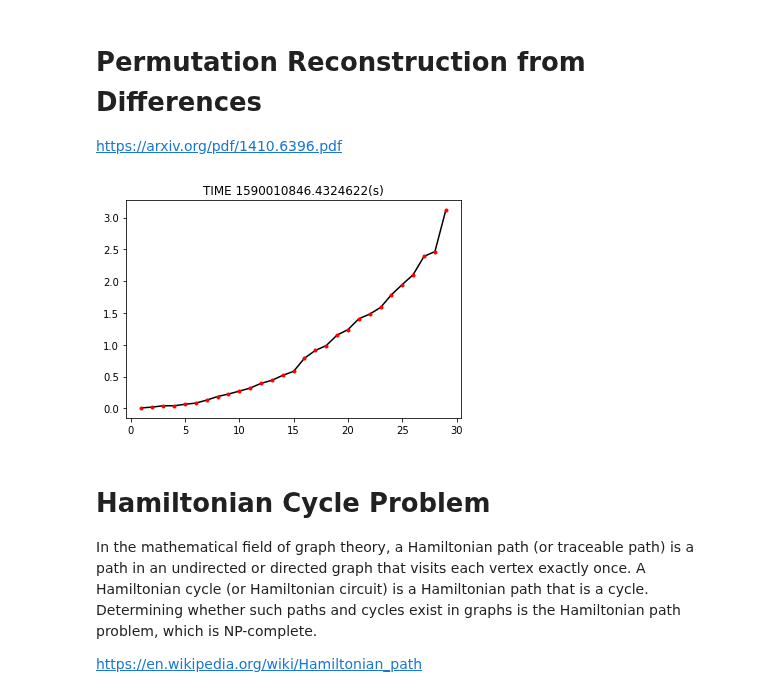
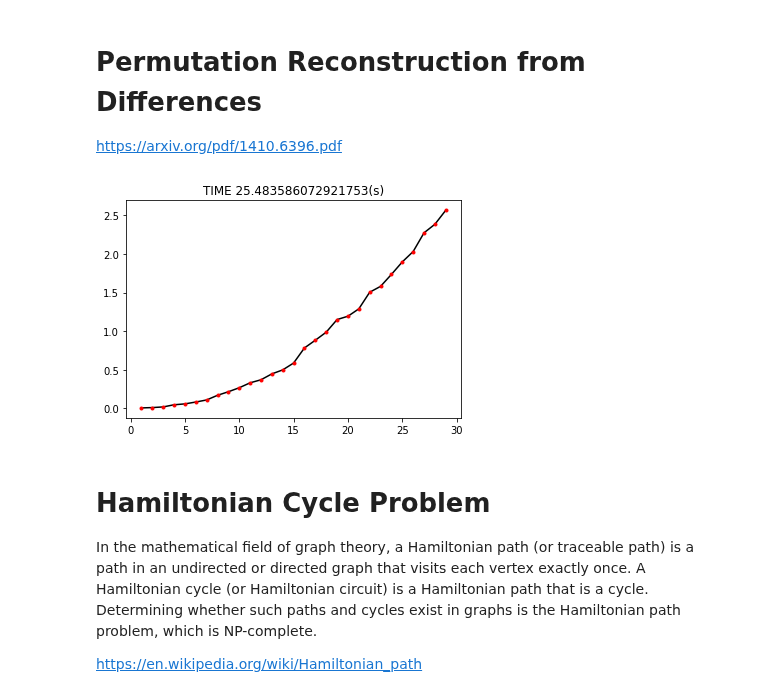
Before and after one commit to maxtuno/PEQNP, a Jupyter notebook: docs/PEQNP.ipynb, the cells around one changed output. Cells and saved outputs as stored; diff of their text form; code cells hidden in the pictures.

```diff
--- a/docs/PEQNP.ipynb
+++ b/docs/PEQNP.ipynb
@@ -692,35 +700,35 @@ def gen_instance(n):
 
 import time
 start = time.time()
 times = []
 sizes = []
 for n in range(1, 30):
     diffs = gen_instance(n)
     ini = time.time()
     pn.engine(n.bit_length() + 1)
     x = pn.vector(size=n)
     pn.all_different(x)
     pn.apply_single(x, lambda a: 1 <= a <= n)
     for i in range(n - 1):
         assert pn.index(i, diffs) == pn.one_of([x[i + 1] - x[i], x[i] - x[i + 1]])
     if pn.satisfy():
         end = time.time() - ini
         xx = [abs(x[i + 1] - x[i]) for i in range(n - 1)]
         if xx == diffs:
             sizes.append(n)
             times.append(end)
         else:
             raise Exception('Error!')
     else:
         raise Exception('Error!')
 end = time.time() - start
-plt.title('TIME {}(s)'.format(ini - end))
+plt.title('TIME {}(s)'.format(end))
 plt.plot(sizes, times, 'k-')
 plt.plot(sizes, times, 'r.')
 plt.show()
 plt.close()
 # %% [output]
-[figure, old version]
+[figure, new version]
 # %% [markdown]
 # Hamiltonian Cycle Problem
 
```
Also changed, not shown: parts of 11 cells of this notebook.
